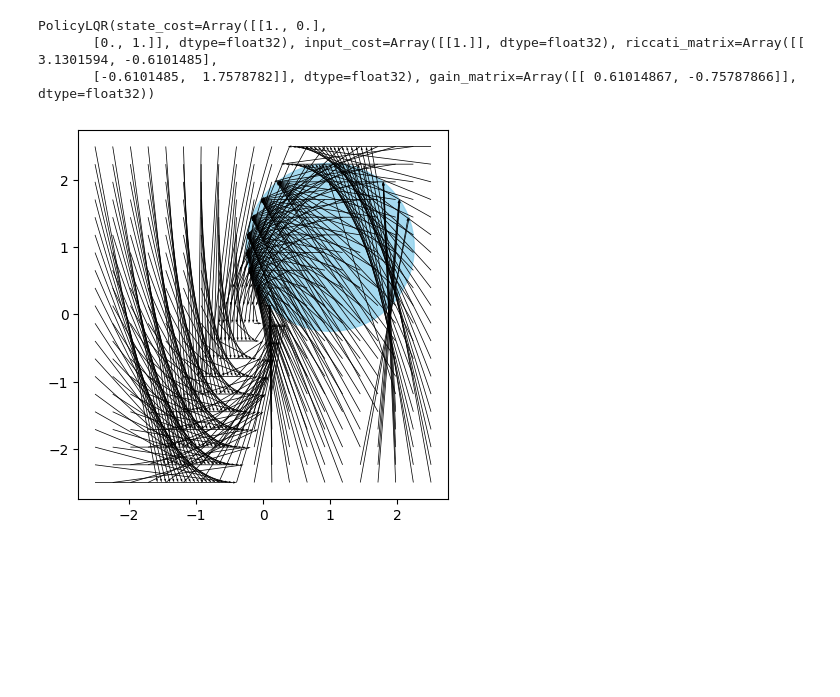
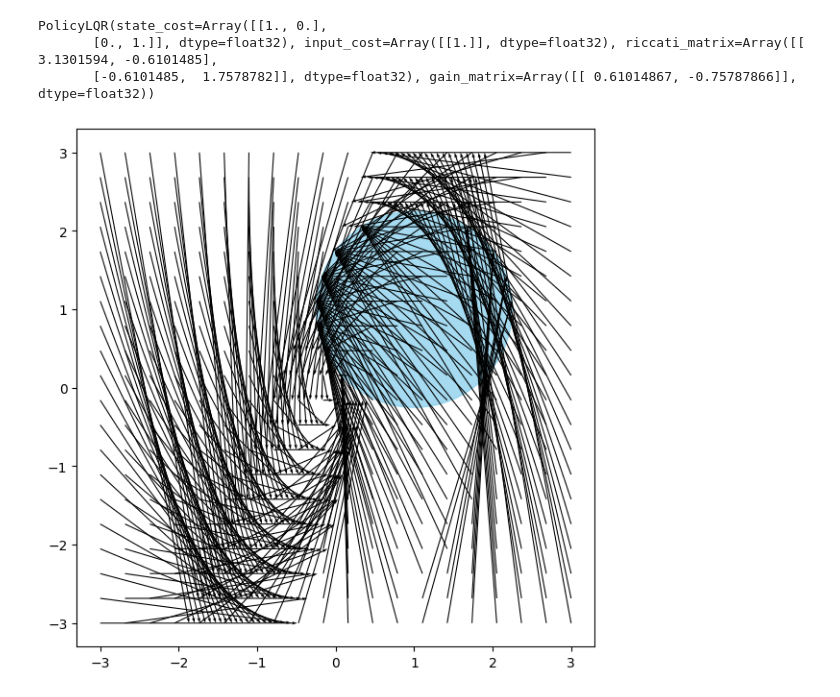
Before and after one commit to NicholasBehr/hcnn, a Jupyter notebook: notebooks/evolution-vectorfield.ipynb, the cells around one changed output. Saved outputs shown, nothing was run; the diff lists cells and outputs as text; code cells hidden in the pictures; blank space fills up the shorter version.

```diff
--- a/notebooks/evolution-vectorfield.ipynb
+++ b/notebooks/evolution-vectorfield.ipynb
@@ -25,32 +25,31 @@ PolicyLQR(state_cost=Array([[1., 0.],
        [0., 1.]], dtype=float32), input_cost=Array([[1.]], dtype=float32), riccati_matrix=Array([[ 3.1301594, -0.6101485],
        [-0.6101485,  1.7578782]], dtype=float32), gain_matrix=Array([[ 0.61014867, -0.75787866]], dtype=float32))
 # %%
-view_range = 2.5
+view_range = 3.0
 samples_per_axis = 20
 axis_samples = jnp.linspace(-view_range, view_range, samples_per_axis)
 X, Y = jnp.meshgrid(axis_samples, axis_samples, indexing="xy")
 states = jnp.stack((X.flatten(), Y.flatten()), axis=-1)
+test = environment.step(jnp.array([1.0, 2.0]))
 next_states = jax.vmap(environment.step, in_axes=(0))(states)
 difference = next_states - states
-unit_difference = difference / jnp.linalg.norm(difference, axis=-1, keepdims=True)
 # %%
 import matplotlib.pyplot as plt
 
-fig, ax = plt.subplots()
+fig, ax = plt.subplots(figsize=(7, 7), dpi=100)
 ax.set_aspect("equal")
 circle = plt.Circle(center, radius, color="skyblue", alpha=0.75, label="constraint")
 ax.add_artist(circle)
 plt.quiver(
     states[:, 0],
     states[:, 1],
     difference[:, 0],
     difference[:, 1],
     angles="xy",
     scale_units="xy",
     scale=1,
-    color="black",
     width=0.002,
 )
 plt.show()
 # %% [output]
-[figure, old version]
+[figure, new version]
```
Also changed, not shown: parts of 4 cells of this notebook, 8 other files.
